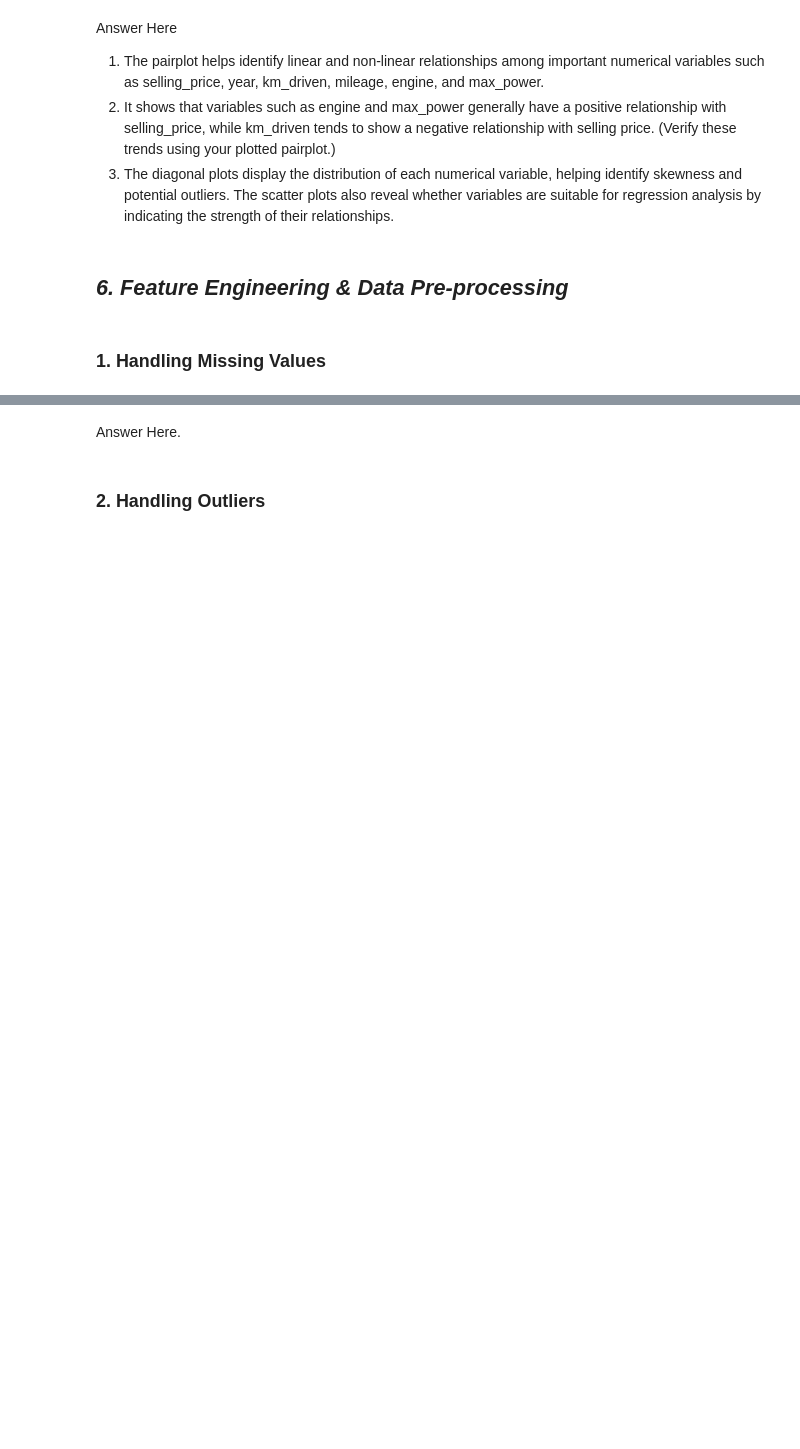
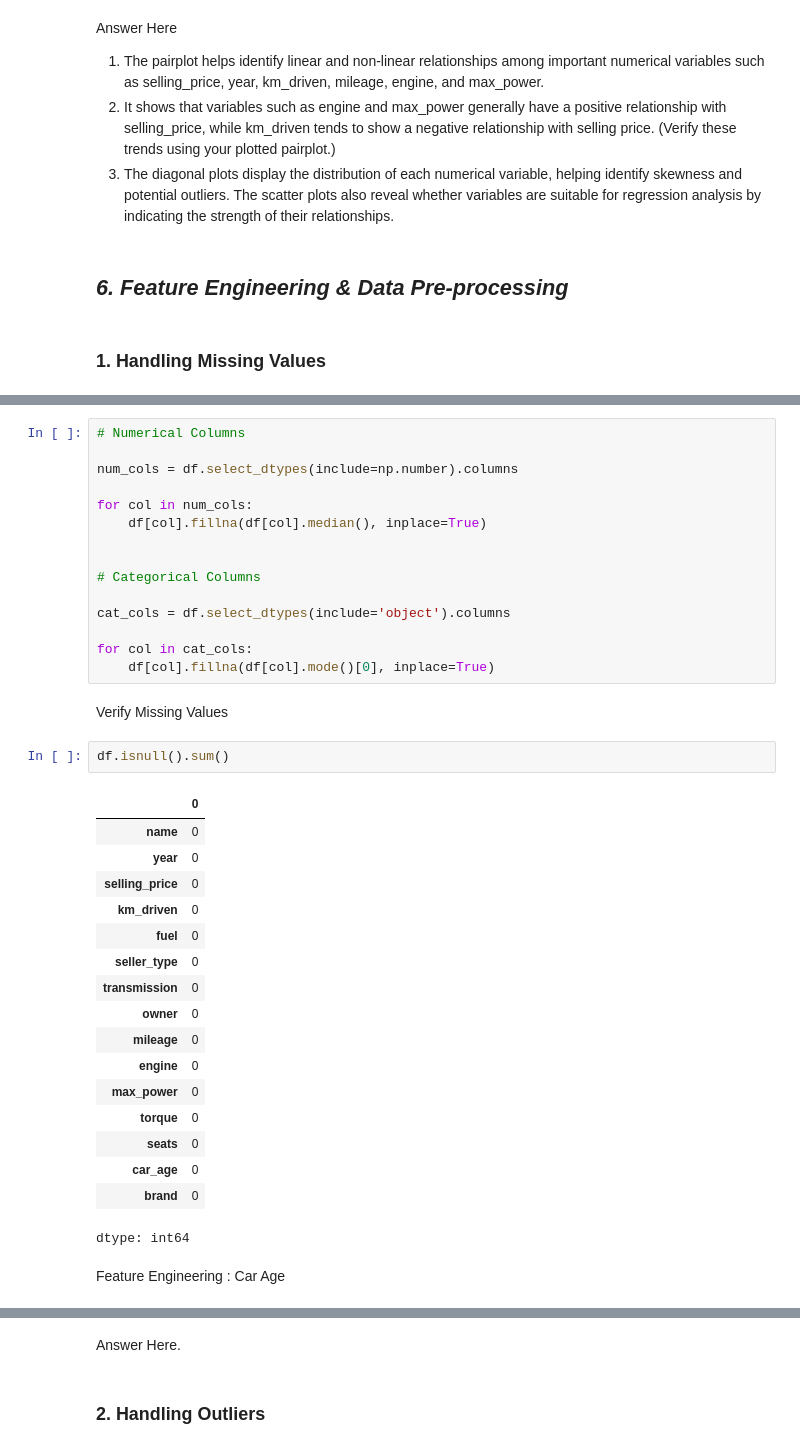
Before and after one commit to Mogatala8374/Vehicle-dataset---Complete-Dataset, a Jupyter notebook: Vehicle_Dataset_(CarDekho).ipynb, the cells around one changed output, grey strips where cells are left out. Drawn from its saved outputs; the diff is of its cells as text; blank space fills up the shorter version.

```diff
--- a/Vehicle_Dataset_(CarDekho).ipynb
+++ b/Vehicle_Dataset_(CarDekho).ipynb
@@ -913,0 +960,39 @@ The scatter plots also reveal whether variables are suitable for regression anal
+# %%
+# Numerical Columns
+
+num_cols = df.select_dtypes(include=np.number).columns
+
+for col in num_cols:
+    df[col].fillna(df[col].median(), inplace=True)
+
+
+# Categorical Columns
+
+cat_cols = df.select_dtypes(include='object').columns
+
+for col in cat_cols:
+    df[col].fillna(df[col].mode()[0], inplace=True)
+# %% [markdown]
+Verify Missing Values
+# %%
+df.isnull().sum()
+# %% [output]
+|  | 0 |
+| name | 0 |
+| year | 0 |
+| selling_price | 0 |
+| km_driven | 0 |
+| fuel | 0 |
+| seller_type | 0 |
+| transmission | 0 |
+| owner | 0 |
+| mileage | 0 |
+| engine | 0 |
+| max_power | 0 |
+| torque | 0 |
+| seats | 0 |
+| car_age | 0 |
+| brand | 0 |
+dtype: int64
+# %% [markdown]
+Feature Engineering : Car Age
```
Also changed, not shown: parts of 28 cells of this notebook.
